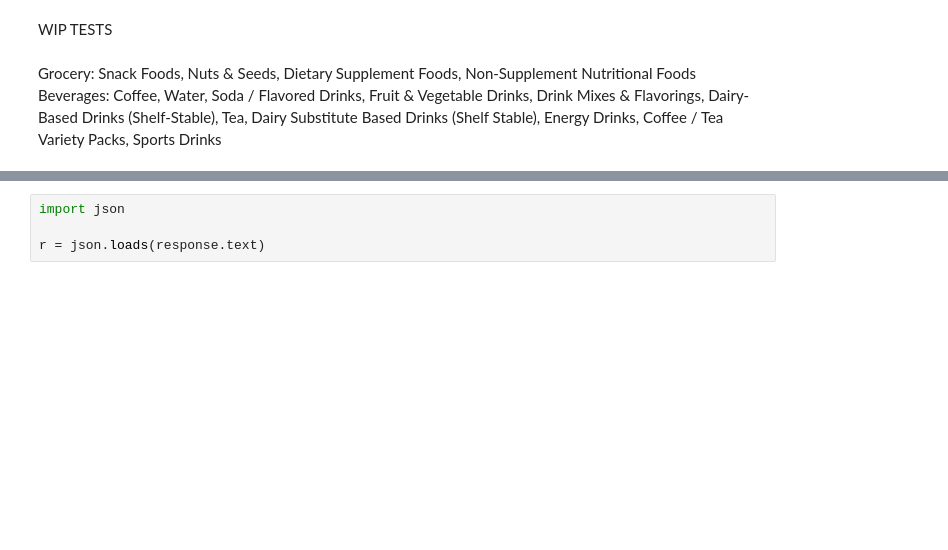
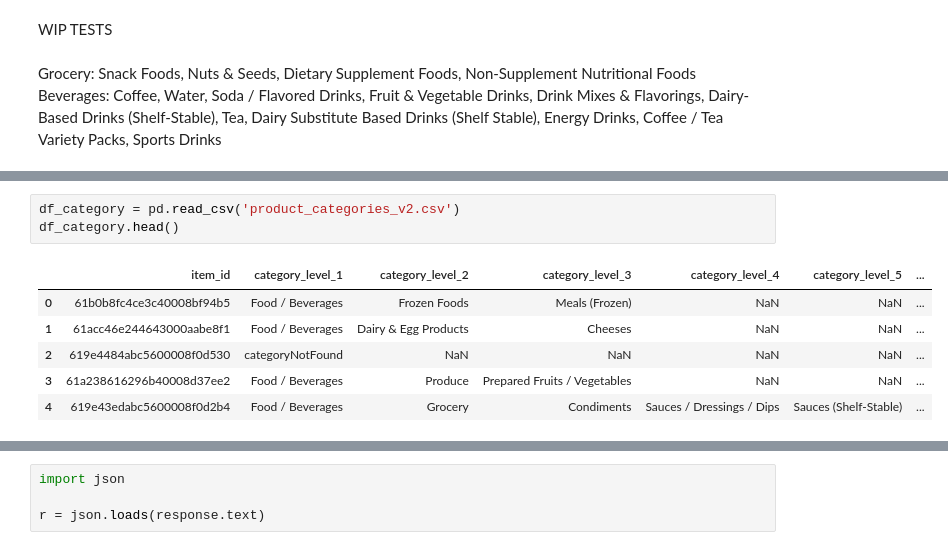
Before and after one commit to mafer09/craving-meter, a Jupyter notebook: Solr_Category.ipynb, the cells around one changed output, grey strips where cells are left out. Drawn from its saved outputs; the diff is of its cells as text; blank space fills up the shorter version.

Commit message:
wip category searching

```diff
--- a/Solr_Category.ipynb
+++ b/Solr_Category.ipynb
@@ -132,0 +142,10 @@ Beverages: Coffee, Water, Soda / Flavored Drinks, Fruit & Vegetable Drinks, Drin
+# %%
+df_category = pd.read_csv('product_categories_v2.csv')
+df_category.head()
+# %% [output]
+|  | item_id | category_level_1 | category_level_2 | category_level_3 | category_level_4 | category_level_5 | ... |
+| 0 | 61b0b8fc4ce3c40008bf94b5 | Food / Beverages | Frozen Foods | Meals (Frozen) | NaN | NaN | ... |
+| 1 | 61acc46e244643000aabe8f1 | Food / Beverages | Dairy & Egg Products | Cheeses | NaN | NaN | ... |
+| 2 | 619e4484abc5600008f0d530 | categoryNotFound | NaN | NaN | NaN | NaN | ... |
+| 3 | 61a238616296b40008d37ee2 | Food / Beverages | Produce | Prepared Fruits / Vegetables | NaN | NaN | ... |
+| 4 | 619e43edabc5600008f0d2b4 | Food / Beverages | Grocery | Condiments | Sauces / Dressings / Dips | Sauces (Shelf-Stable) | ... |
```
Also changed, not shown: parts of 5 cells of this notebook, 1 other file.
